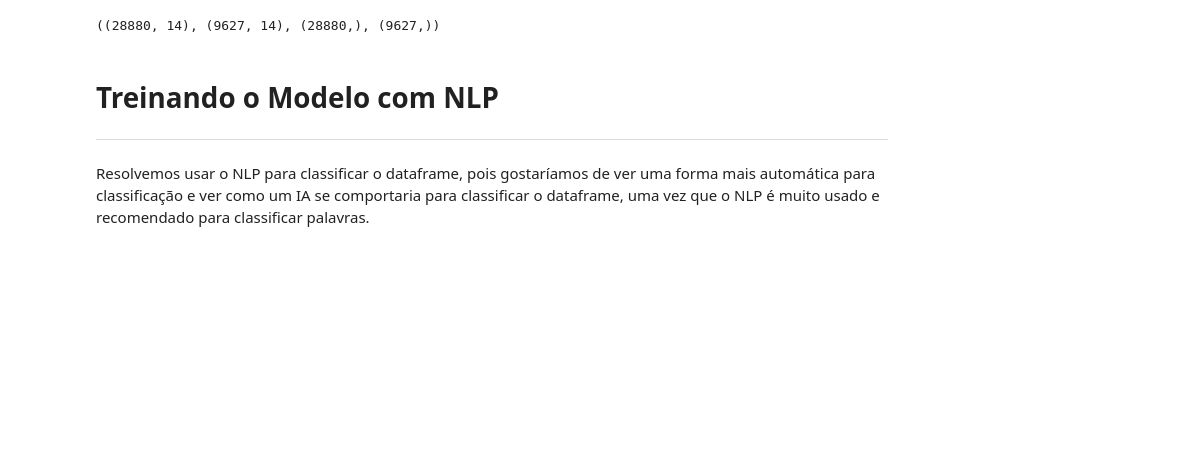
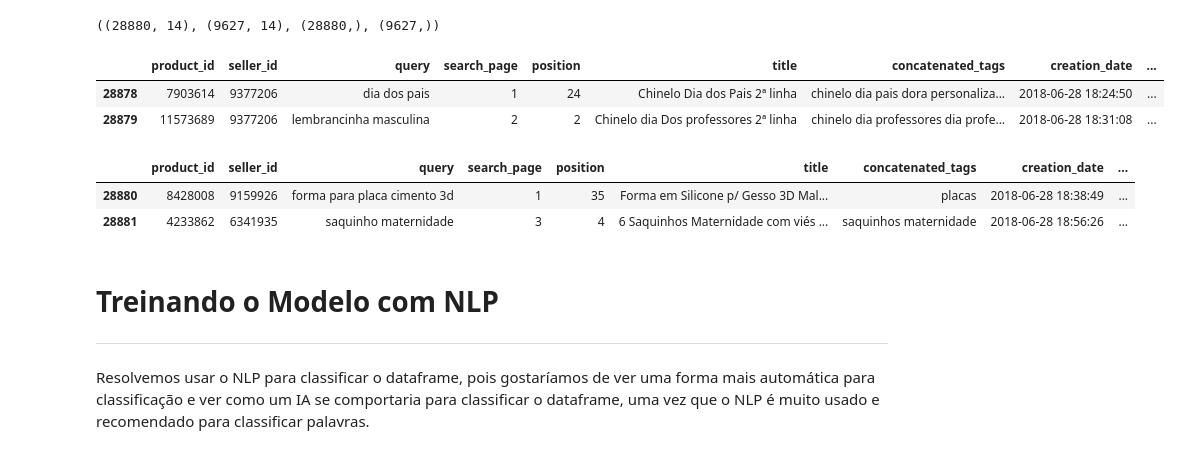
Before and after one commit to Lucas-Buk/Data_Mining, a Jupyter notebook: elo7/elo7_project/docs/Classification_parte2.ipynb, the cells around one changed output. Saved outputs shown, nothing was run; the diff lists cells and outputs as text; code cells hidden in the pictures; blank space fills up the shorter version.

```diff
--- a/elo7/elo7_project/docs/Classification_parte2.ipynb
+++ b/elo7/elo7_project/docs/Classification_parte2.ipynb
@@ -82,6 +81,18 @@ X_train, X_test, y_train, y_test = train_test_split(feats, label, random_state=1
 X_train.shape, X_test.shape, y_train.shape, y_test.shape
 # %% [output]
 ((28880, 14), (9627, 14), (28880,), (9627,))
+# %%
+X_train.tail(2)
+# %% [output]
+|  | product_id | seller_id | query | search_page | position | title | concatenated_tags | creation_date | ... |
+| 28878 | 7903614 | 9377206 | dia dos pais | 1 | 24 | Chinelo Dia dos Pais 2ª linha | chinelo dia pais dora personaliza... | 2018-06-28 18:24:50 | ... |
+| 28879 | 11573689 | 9377206 | lembrancinha masculina | 2 | 2 | Chinelo dia Dos professores 2ª linha | chinelo dia professores dia profe... | 2018-06-28 18:31:08 | ... |
+# %%
+X_test.head(2)
+# %% [output]
+|  | product_id | seller_id | query | search_page | position | title | concatenated_tags | creation_date | ... |
+| 28880 | 8428008 | 9159926 | forma para placa cimento 3d | 1 | 35 | Forma em Silicone p/ Gesso 3D Mal... | placas | 2018-06-28 18:38:49 | ... |
+| 28881 | 4233862 | 6341935 | saquinho maternidade | 3 | 4 | 6 Saquinhos Maternidade com viés ... | saquinhos maternidade | 2018-06-28 18:56:26 | ... |
 # %% [markdown]
 # **Treinando o Modelo com NLP**
 
```
Also changed, not shown: parts of 8 cells of this notebook, 2 other files.
